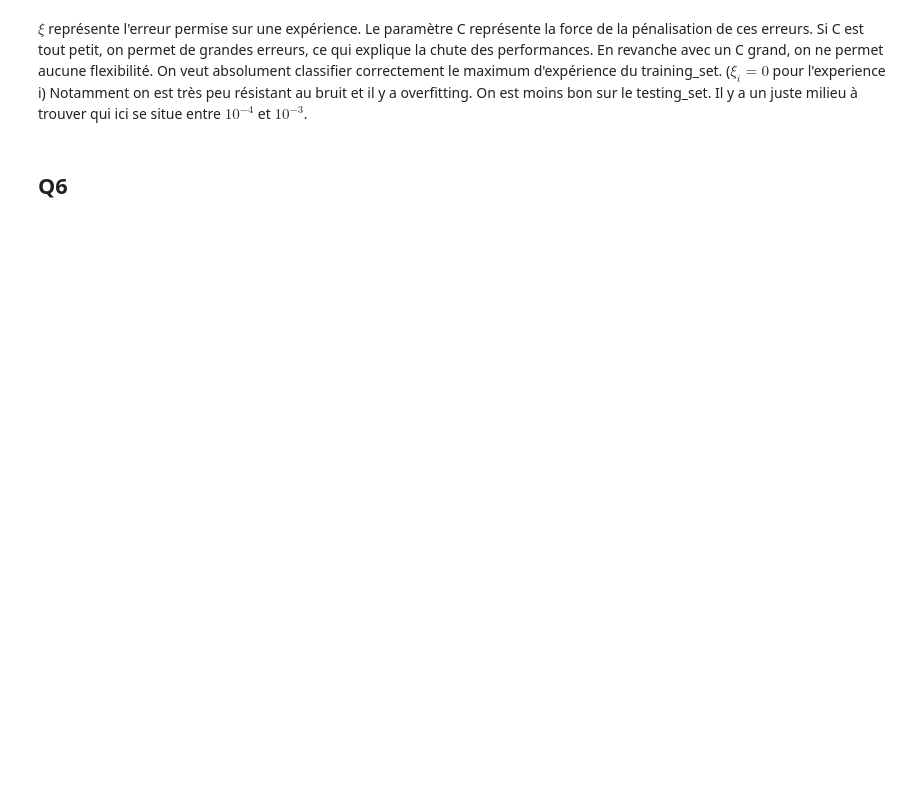
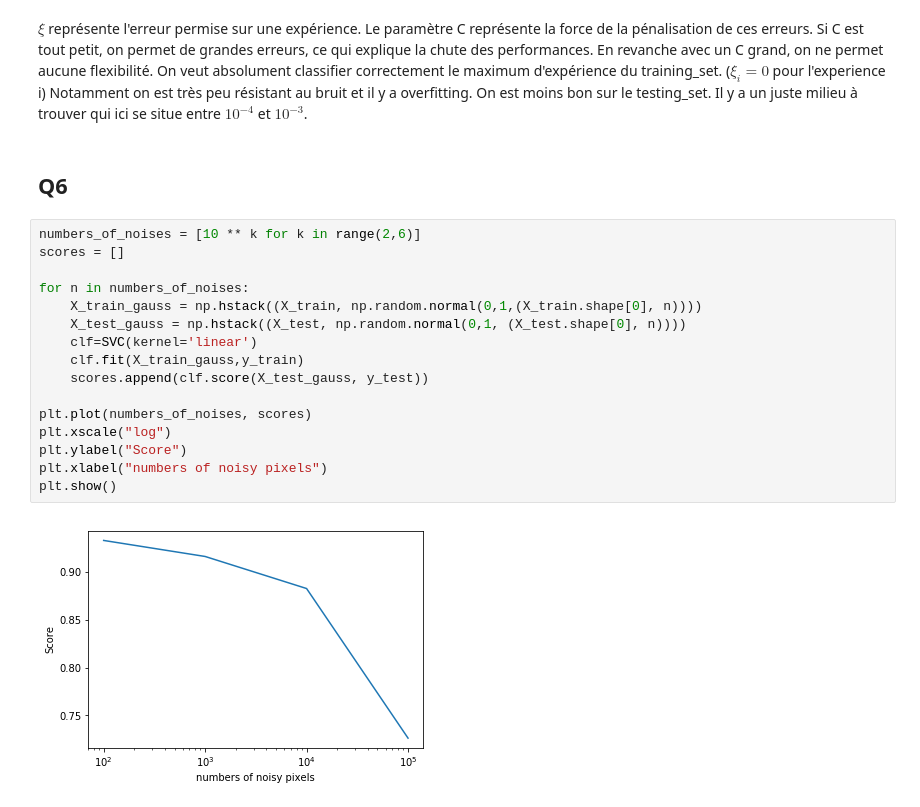
Before and after one commit to nghiadanh26/SD, a Jupyter notebook: SD210/TP1_SVM.ipynb, the cells around one changed output. Saved outputs shown, nothing was run; the diff lists cells and outputs as text; blank space fills up the shorter version.

```diff
--- a/SD210/TP1_SVM.ipynb
+++ b/SD210/TP1_SVM.ipynb
@@ -232,5 +232,23 @@ plt.show()
 $\xi$ représente l'erreur permise sur une expérience. Le paramètre C représente la force de la pénalisation de ces erreurs. Si C est tout petit, on permet de grandes erreurs, ce qui explique la chute des performances. En revanche avec un C grand, on ne permet aucune flexibilité. On veut absolument classifier correctement le maximum d'expérience du training_set. ($\xi_i = 0$ pour l'experience i) Notamment on est très peu résistant au bruit et il y a overfitting. On est moins bon sur le testing_set. Il y a un juste milieu à trouver qui ici se situe entre $10^{-4}$ et $10^{-3}$.
 # %% [markdown]
 ## Q6
+# %%
+numbers_of_noises = [10 ** k for k in range(2,6)]
+scores = []
+
+for n in numbers_of_noises:
+    X_train_gauss = np.hstack((X_train, np.random.normal(0,1,(X_train.shape[0], n))))
+    X_test_gauss = np.hstack((X_test, np.random.normal(0,1, (X_test.shape[0], n))))
+    clf=SVC(kernel='linear')
+    clf.fit(X_train_gauss,y_train)
+    scores.append(clf.score(X_test_gauss, y_test))
+
+plt.plot(numbers_of_noises, scores)
+plt.xscale("log")
+plt.ylabel("Score")
+plt.xlabel("numbers of noisy pixels")
+plt.show()
+# %% [output]
+[figure, added]
 # %%
 # %% [output]
```
Also changed, not shown: parts of 18 cells of this notebook.
